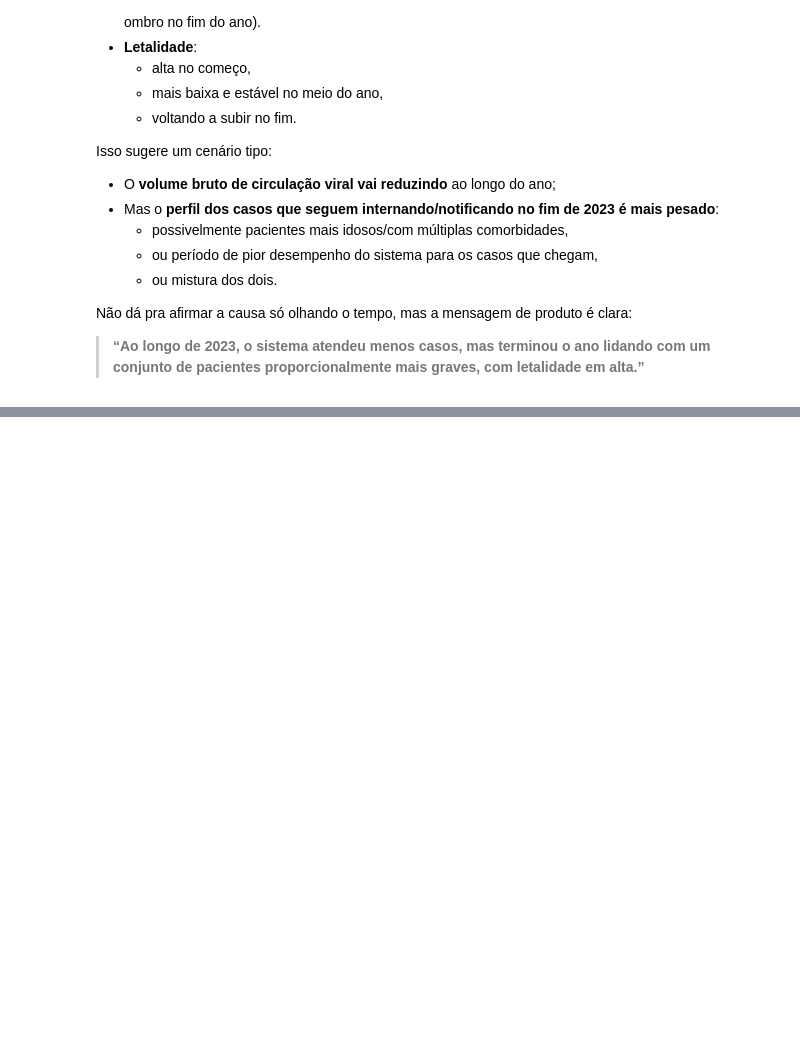
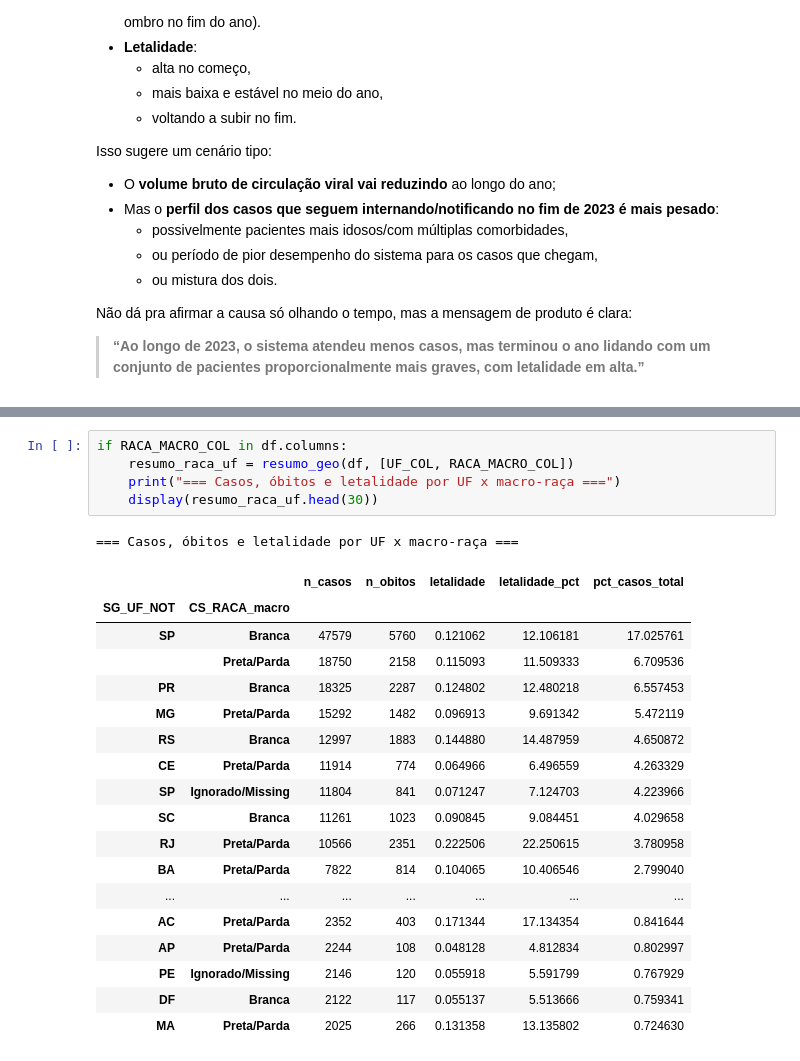
Before and after one commit to CaosHorseman/srag_2023_analysis, a Jupyter notebook: notebooks/EDA_ANALITICA.ipynb, the cells around one changed output, grey strips where cells are left out. Saved outputs shown, nothing was run; the diff lists cells and outputs as text; blank space fills up the shorter version.

```diff
--- a/notebooks/EDA_ANALITICA.ipynb
+++ b/notebooks/EDA_ANALITICA.ipynb
@@ -2540,0 +3014,25 @@ Não dá pra afirmar a causa só olhando o tempo, mas a mensagem de produto é c
+# %%
+if RACA_MACRO_COL in df.columns:
+    resumo_raca_uf = resumo_geo(df, [UF_COL, RACA_MACRO_COL])
+    print("=== Casos, óbitos e letalidade por UF x macro-raça ===")
+    display(resumo_raca_uf.head(30))
+# %% [output]
+=== Casos, óbitos e letalidade por UF x macro-raça ===
+|  |  | n_casos | n_obitos | letalidade | letalidade_pct | pct_casos_total |
+| SG_UF_NOT | CS_RACA_macro |  |  |  |  |  |
+| SP | Branca | 47579 | 5760 | 0.121062 | 12.106181 | 17.025761 |
+|  | Preta/Parda | 18750 | 2158 | 0.115093 | 11.509333 | 6.709536 |
+| PR | Branca | 18325 | 2287 | 0.124802 | 12.480218 | 6.557453 |
+| MG | Preta/Parda | 15292 | 1482 | 0.096913 | 9.691342 | 5.472119 |
+| RS | Branca | 12997 | 1883 | 0.144880 | 14.487959 | 4.650872 |
+| CE | Preta/Parda | 11914 | 774 | 0.064966 | 6.496559 | 4.263329 |
+| SP | Ignorado/Missing | 11804 | 841 | 0.071247 | 7.124703 | 4.223966 |
+| SC | Branca | 11261 | 1023 | 0.090845 | 9.084451 | 4.029658 |
+| RJ | Preta/Parda | 10566 | 2351 | 0.222506 | 22.250615 | 3.780958 |
+| BA | Preta/Parda | 7822 | 814 | 0.104065 | 10.406546 | 2.799040 |
+| ... | ... | ... | ... | ... | ... | ... |
+| AC | Preta/Parda | 2352 | 403 | 0.171344 | 17.134354 | 0.841644 |
+| AP | Preta/Parda | 2244 | 108 | 0.048128 | 4.812834 | 0.802997 |
+| PE | Ignorado/Missing | 2146 | 120 | 0.055918 | 5.591799 | 0.767929 |
+| DF | Branca | 2122 | 117 | 0.055137 | 5.513666 | 0.759341 |
+| MA | Preta/Parda | 2025 | 266 | 0.131358 | 13.135802 | 0.724630 |
```
Also changed, not shown: parts of 19 cells of this notebook, 2 other files.
